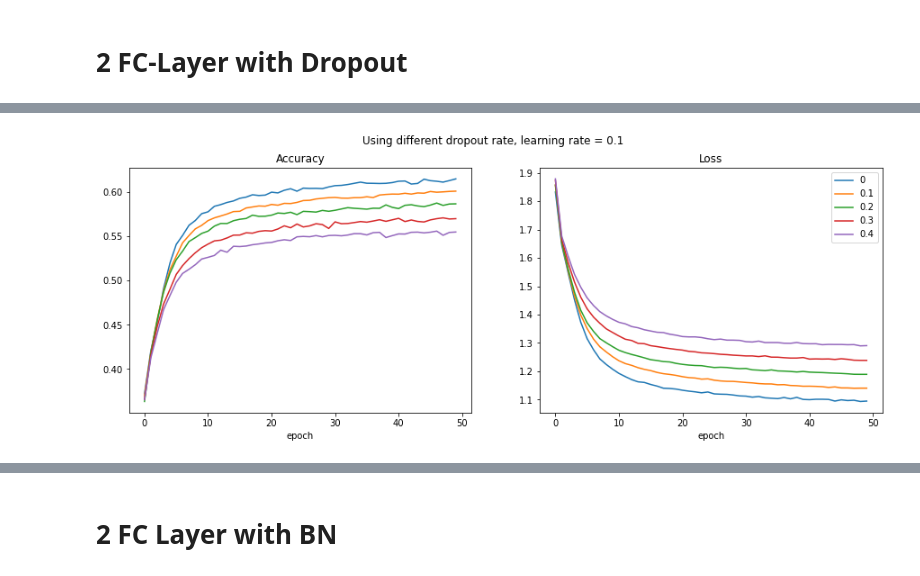
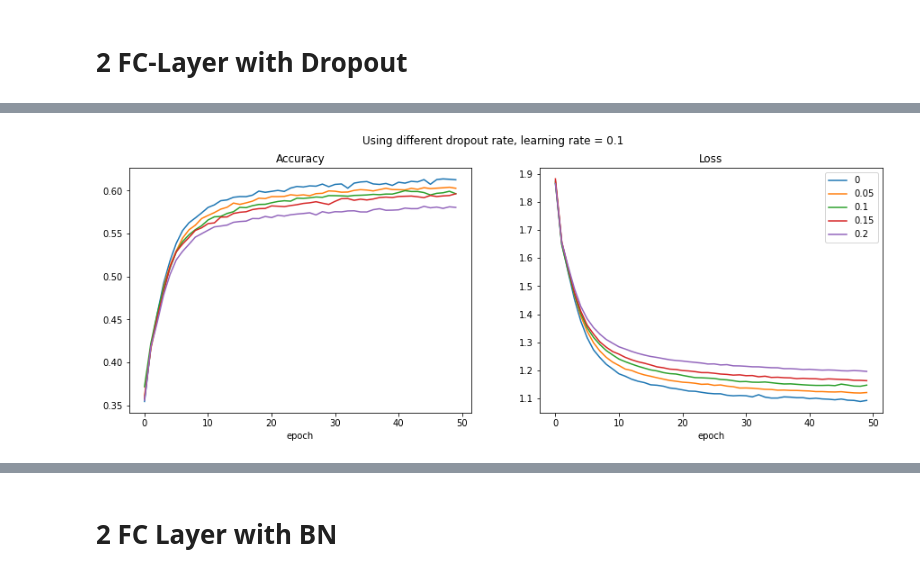
Before and after one commit to jhnliu/comp5349, a Jupyter notebook: nathan.ipynb, the cells around one changed output, grey strips where cells are left out. Drawn from its saved outputs; the diff is of its cells as text; code cells hidden in the pictures.

```diff
--- a/nathan.ipynb
+++ b/nathan.ipynb
@@ -1317,10 +1302,10 @@ def experiment(epochs, batch_size, learning_rate, dropout_rate, all_acc, all_los
     return all_acc, all_loss
 # %%
 #Set some of the paramaters for the training process
-## epochs is set to be 500 or it looks like a mess
-epochs = 500
+epochs = 50
 batch_size = 128
-learning_rate = [0.1, 0.05, 0.01, 0.005]
+#tried some larger learning rate as small learning rate does not converge fast enough in 50 epochs
+learning_rate = [0.25, 0.2, 0.1, 0.05]
 dropout_rate = 0
 
 all_acc = []
@@ -1350,7 +1335,7 @@ plt.legend()
 plt.show()
 
 
-test_name = ['3f_lr_01', '3f_lr_005', '3f_lr_001', '3f_lr_0005']
+test_name = ['3f_lr_025', '3f_lr_02', '3f_lr_01', '3f_lr_005']
 
 acc_train_df, loss_train_df, acc_test_series, loss_test_series = \
     save_info_df(acc_train_df, loss_train_df, acc_test_series, loss_test_series, test_name, new=False)
@@ -1372,9 +1369,6 @@ def experiment(epochs, batch_size, learning_rate, dropout_rate, all_acc, all_los
     dropout1 = Dropout(dropout_rate)
 
     dense2 = dense(64,10, w_regularizer_l2 = 0,b_regularizer_l2 = 0)
-    activation2 = ReLu()
-    dropout2 = Dropout(dropout_rate)
-
 
     loss_activation = softmax_crossentropy_loss()
     optimizer = Optimizer_SGD(learning_rate, momentum=False)
@@ -1433,15 +1427,11 @@ def experiment(epochs, batch_size, learning_rate, dropout_rate, all_acc, all_los
 
         # Make a forward pass using the training set and calculate the accuracy and loss
 
-        # Block 1 with (Dense, Relu, Dropout)
+        # Block 1 with (Dense, Relu)
         dense1.forward(X_train)
-        # batch_norm1.forward(dense1.output)
         activation1.forward(dense1.output)
-        dropout1.forward(activation1.output)
 
         dense2.forward(activation1.output)
-        # activation2.forward(dense2.output)
-        # dropout2.forward(activation2.output)
 
         val_loss = loss_activation.forward(dense2.output, y_train)
 
@@ -1459,13 +1449,9 @@ def experiment(epochs, batch_size, learning_rate, dropout_rate, all_acc, all_los
 
     # Evaluate on the test set
     dense1.forward(X_test)
-    # batch_norm1.forward(dense1.output)
     activation1.forward(dense1.output)
-    dropout1.forward(activation1.output)
 
-    dense2.forward(dropout1.output)
-    # activation2.forward(dense2.output)
-    # dropout2.backward(activation2.output)
+    dense2.forward(activation1.output)
 
     loss = loss_activation.forward(dense2.output, y_test)
     prediction = np.argmax(loss_activation.output, axis=1)
@@ -1489,7 +1475,7 @@ def experiment(epochs, batch_size, learning_rate, dropout_rate, all_acc, all_los
 epochs = 50
 batch_size = 128
 learning_rate = 0.1
-dropout_rate = [0,0.1,0.2,0.3,0.4]
+dropout_rate = [0,0.05,0.1,0.15,0.2]
 
 all_acc = []
 all_loss = []
@@ -1518,7 +1504,7 @@ plt.legend()
 plt.show()
 
 
-test_name = ['2f_lr_01_dr_0','2f_lr_01_dr_01', '2f_lr_01_dr_02', '2f_lr_01_dr_03', '2f_lr_01_dr_04']
+test_name = ['2f_lr_01_dr_0','2f_lr_01_dr_005', '2f_lr_01_dr_01', '2f_lr_01_dr_015', '2f_lr_01_dr_02']
 
 acc_train_df, loss_train_df, acc_test_series, loss_test_series = \
     save_info_df(acc_train_df, loss_train_df, acc_test_series, loss_test_series, test_name, new=False)
@@ -1545,5 +1531,5 @@ acc:0.3293 |loss:3.8831
 Done training
-[figure, old version]
+[figure, new version]
 # %%
 #Set some of the paramaters for the training process
 ## epochs is set to be 500 or it looks like a mess
```
Also changed, not shown: parts of 19 cells of this notebook, 4 other files.
